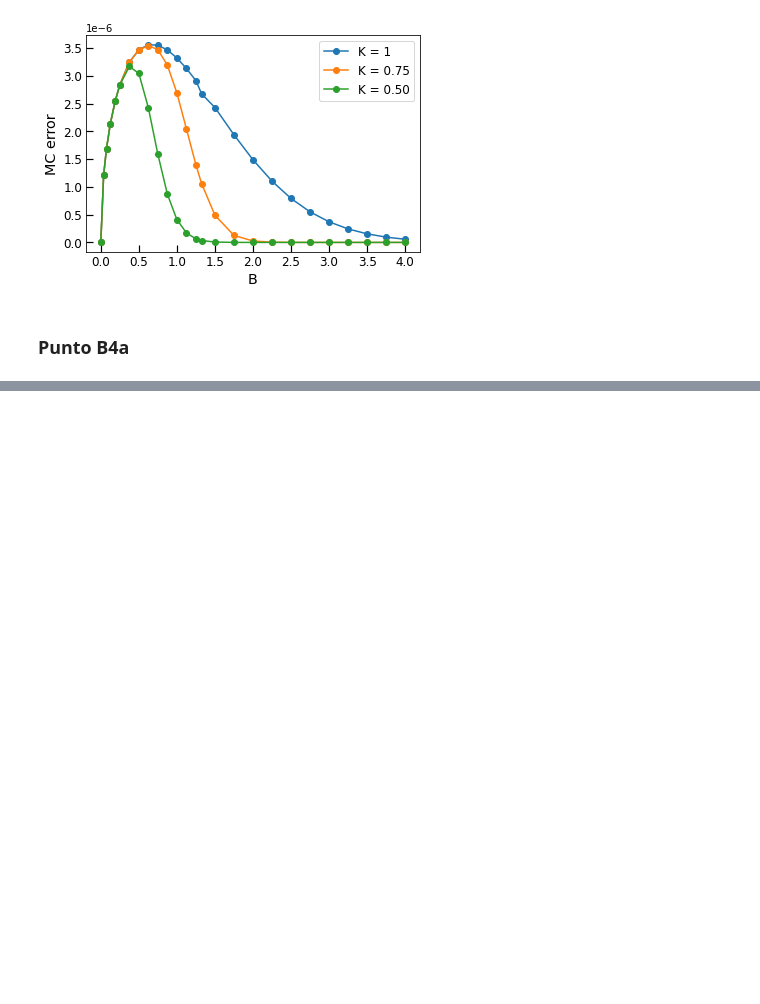
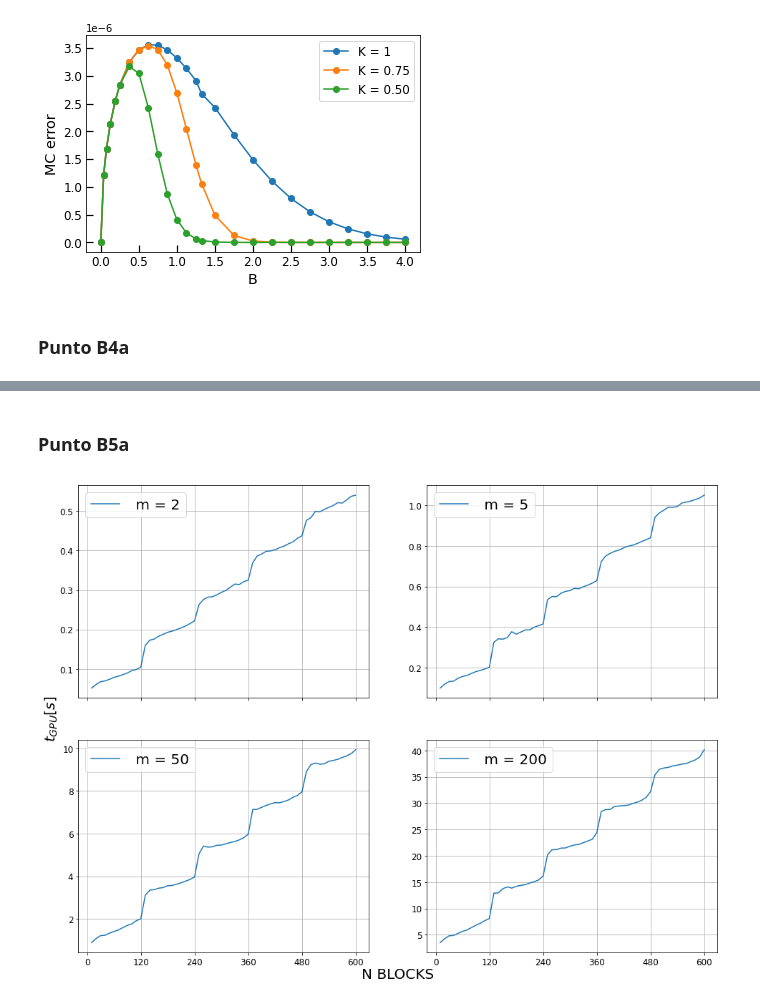
Before and after one commit to magmar1968/assignment_cuda, a Jupyter notebook: py_analisis/punti_B_analysis.ipynb, the cells around one changed output, grey strips where cells are left out. Drawn from its saved outputs; the diff is of its cells as text; code cells hidden in the pictures; blank space fills up the shorter version.

```diff
--- a/py_analisis/punti_B_analysis.ipynb
+++ b/py_analisis/punti_B_analysis.ipynb
@@ -99,0 +137,42 @@ plt.show()
+# %% [markdown]
+### Punto B5a
+# %%
+data_m2   = np.genfromtxt(pathoutfile + "outfile_B5_m2.txt",  delimiter = ',', comments='#')
+data_m5   = np.genfromtxt(pathoutfile + "outfile_B5_m5.txt",  delimiter = ',', comments='#')
+data_m50  = np.genfromtxt(pathoutfile + "outfile_B5_m50.txt", delimiter = ',', comments='#')
+data_m200 = np.genfromtxt(pathoutfile + "outfile_B5_m200.txt",delimiter = ',', comments='#')
+
+scale = 2
+fig,axs = plt.subplots(2, 2, sharex=True, sharey=False,figsize=(8*scale,6*scale))
+axs[0,0].set_xticks(np.arange(0,601,120))
+
+axs[0,0].plot(data_m2[:,0],data_m2[:,3],label = " m = 2")
+axs[0,0].legend(prop={'size': 10*scale})
+axs[0,0].grid()
+axs[0,0].tick_params(axis='both', which='major', labelsize=6*scale)
+
+axs[0,1].plot(data_m5[:,0],data_m5[:,3],label = " m = 5")
+axs[0,1].legend(prop={'size': 10*scale})
+axs[0,1].grid()
+axs[0,1].tick_params(axis='both', which='major', labelsize=6*scale)
+
+axs[1,0].plot(data_m50[:,0],data_m50[:,3],label = " m = 50")
+axs[1,0].legend(prop={'size': 10*scale})
+axs[1,0].grid()
+axs[1,0].tick_params(axis='both', which='major', labelsize=6*scale)
+
+axs[1,1].plot(data_m200[:,0],data_m200[:,3],label = " m = 200")
+axs[1,1].legend(prop={'size': 10*scale})
+axs[1,1].grid()
+axs[1,1].tick_params(axis='both', which='major', labelsize=6*scale)
+
+
+#add hided plot for labelling axes
+fig.add_subplot(111, frameon=False)
+plt.tick_params(labelcolor='none', which='both', top=False, bottom=False, left=False, right=False)
+plt.xlabel(r"N BLOCKS", size = 10*scale)
+plt.ylabel(r"$t_{GPU} [s]$", size = 10*scale)
+
+plt.show()
+# %% [output]
+[figure, added]
```
Also changed, not shown: parts of 6 cells of this notebook.
